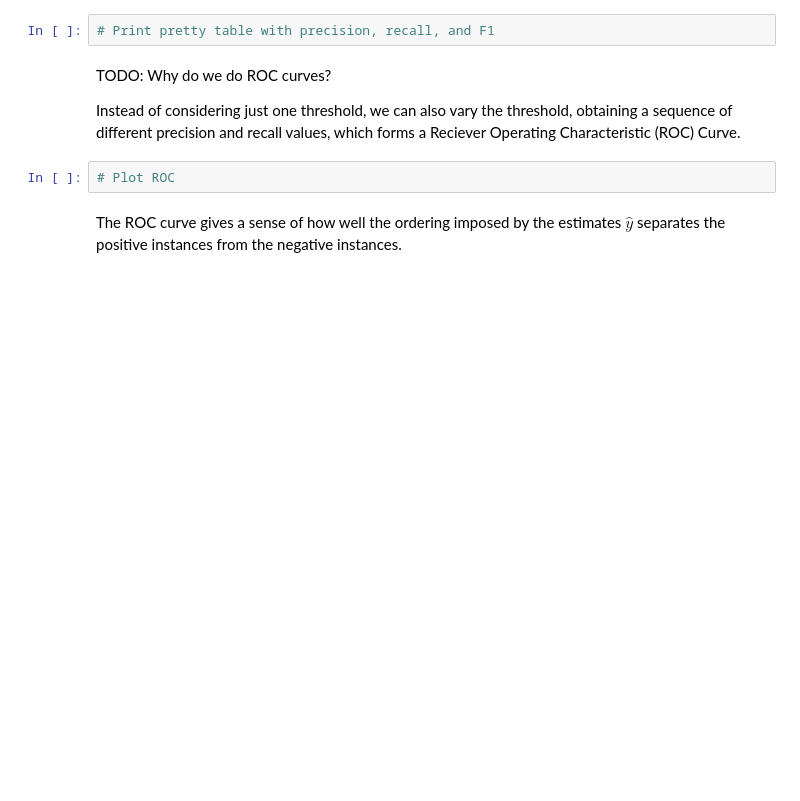
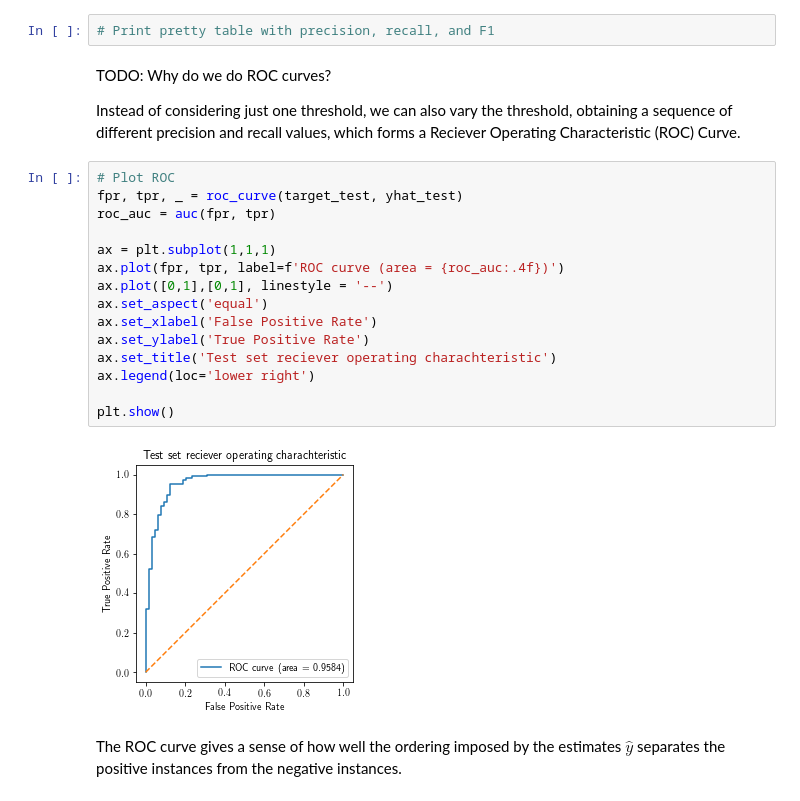
Before and after one commit to sverchkov/bmi-773-content, a Jupyter notebook: ml-lecture-2020-03-23.ipynb, the cells around one changed output. Saved outputs shown, nothing was run; the diff lists cells and outputs as text; blank space fills up the shorter version.

```diff
--- a/ml-lecture-2020-03-23.ipynb
+++ b/ml-lecture-2020-03-23.ipynb
@@ -234,7 +308,22 @@ $$ F_1 = 2 \frac{\text{Precision} \times \text{Recall}}{\text{Precision} + \text
 TODO: Why do we do ROC curves?
 
 Instead of considering just one threshold, we can also vary the threshold, obtaining a sequence of different precision and recall values, which forms a Reciever Operating Characteristic (ROC) Curve.
-# %%
-# Plot ROC
+# %%
+# Plot ROC
+fpr, tpr, _ = roc_curve(target_test, yhat_test)
+roc_auc = auc(fpr, tpr)
+
+ax = plt.subplot(1,1,1)
+ax.plot(fpr, tpr, label=f'ROC curve (area = {roc_auc:.4f})')
+ax.plot([0,1],[0,1], linestyle = '--')
+ax.set_aspect('equal')
+ax.set_xlabel('False Positive Rate')
+ax.set_ylabel('True Positive Rate')
+ax.set_title('Test set reciever operating charachteristic')
+ax.legend(loc='lower right')
+
+plt.show()
+# %% [output]
+[figure, added]
 # %% [markdown]
 The ROC curve gives a sense of how well the ordering imposed by the estimates $\hat y$ separates the positive instances from the negative instances.
```
Also changed, not shown: parts of 27 cells of this notebook, 5 other files.
